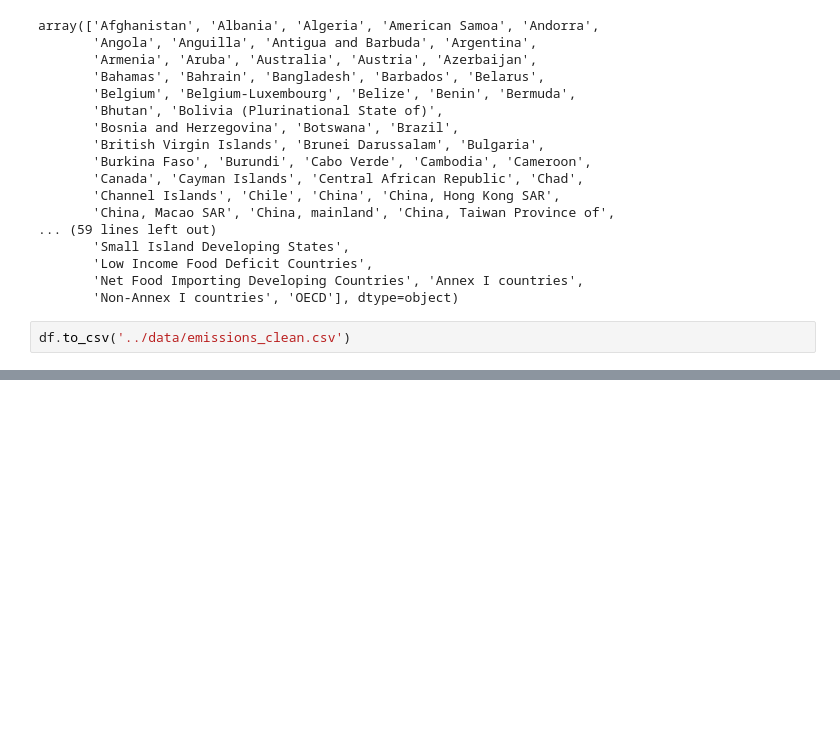
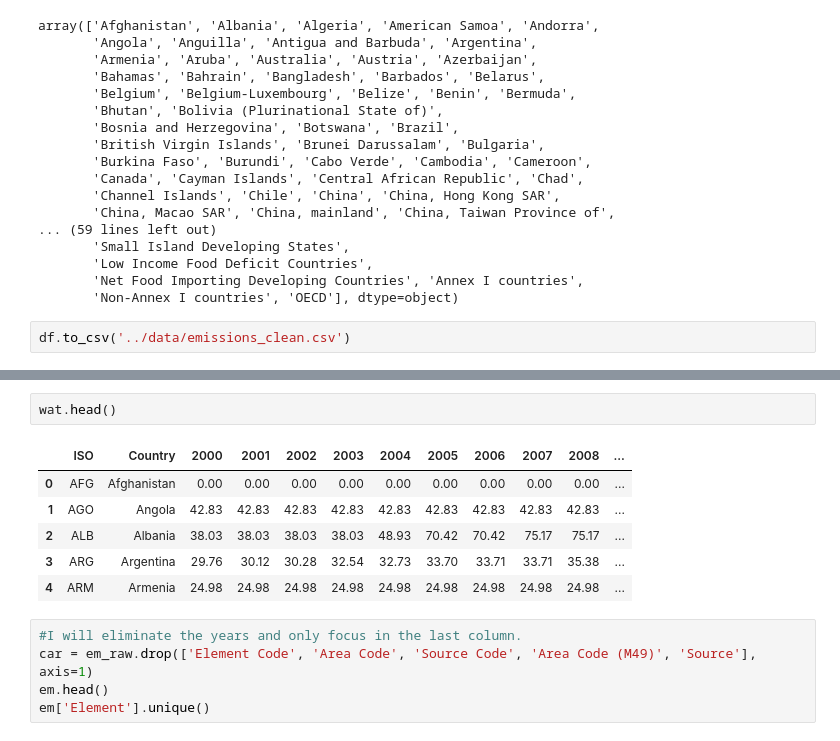
Before and after one commit to AdriPerse/climate-change, a Jupyter notebook: notebooks/Raquel.ipynb, the cells around one changed output, grey strips where cells are left out. Cells and saved outputs as stored; diff of their text form; blank space fills up the shorter version.

```diff
--- a/notebooks/Raquel.ipynb
+++ b/notebooks/Raquel.ipynb
@@ -303,0 +348,14 @@ df.to_csv('../data/emissions_clean.csv')
+# %%
+wat.head()
+# %% [output]
+|  | ISO | Country | 2000 | 2001 | 2002 | 2003 | 2004 | 2005 | 2006 | 2007 | 2008 | ... |
+| 0 | AFG | Afghanistan | 0.00 | 0.00 | 0.00 | 0.00 | 0.00 | 0.00 | 0.00 | 0.00 | 0.00 | ... |
+| 1 | AGO | Angola | 42.83 | 42.83 | 42.83 | 42.83 | 42.83 | 42.83 | 42.83 | 42.83 | 42.83 | ... |
+| 2 | ALB | Albania | 38.03 | 38.03 | 38.03 | 38.03 | 48.93 | 70.42 | 70.42 | 75.17 | 75.17 | ... |
+| 3 | ARG | Argentina | 29.76 | 30.12 | 30.28 | 32.54 | 32.73 | 33.70 | 33.71 | 33.71 | 35.38 | ... |
+| 4 | ARM | Armenia | 24.98 | 24.98 | 24.98 | 24.98 | 24.98 | 24.98 | 24.98 | 24.98 | 24.98 | ... |
+# %%
+#I will eliminate the years and only focus in the last column.
+car = em_raw.drop(['Element Code', 'Area Code', 'Source Code', 'Area Code (M49)', 'Source'], axis=1)
+em.head()
+em['Element'].unique()
```
Also changed, not shown: parts of 6 cells of this notebook.
